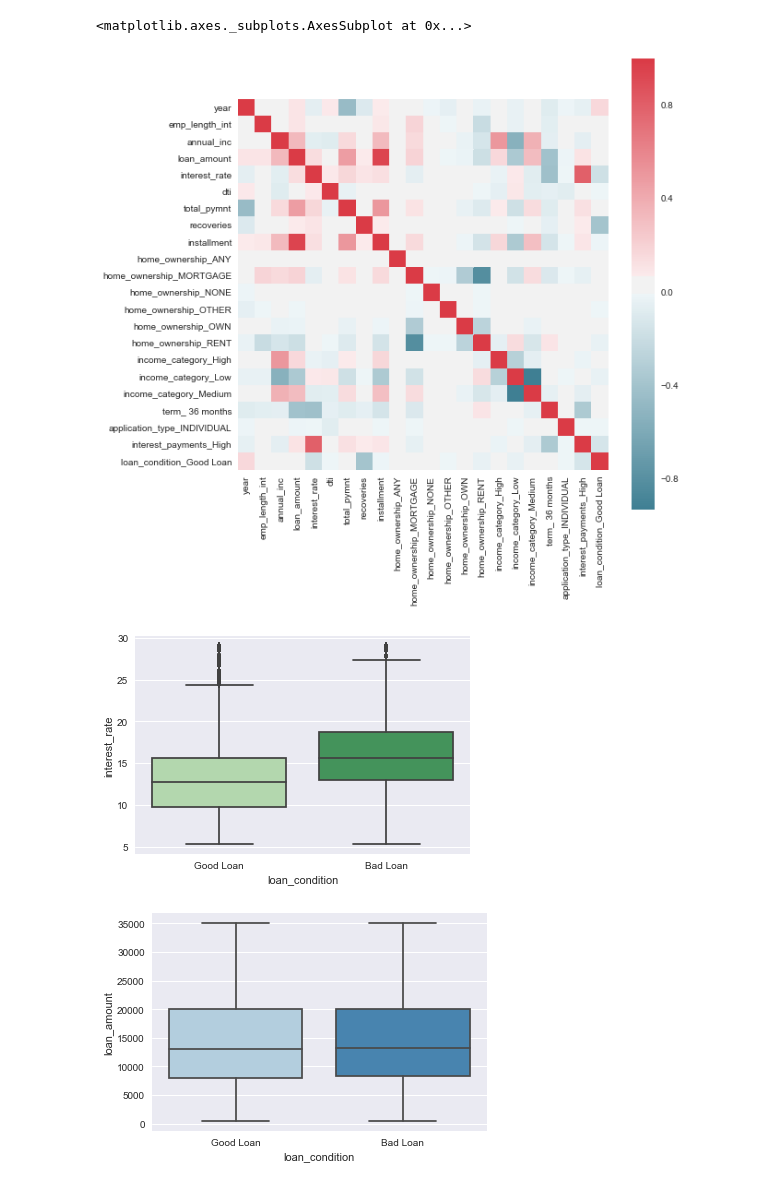
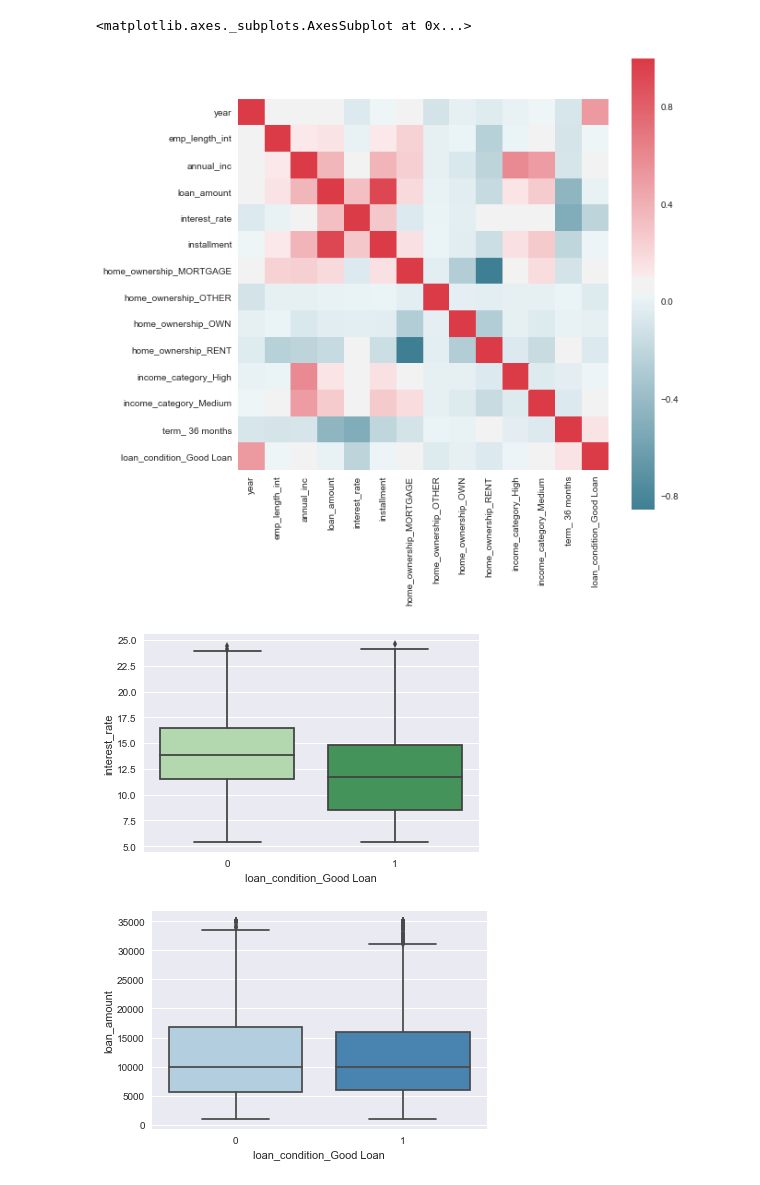
Before and after one commit to adaditi4/ML1819-Task-203-Team-27, a Jupyter notebook: Research assignment 2.ipynb, the cells around one changed output. Saved outputs shown, nothing was run; the diff lists cells and outputs as text; code cells hidden in the pictures.

```diff
--- a/Research assignment 2.ipynb
+++ b/Research assignment 2.ipynb
@@ -27,3 +26,5 @@ dataset = pd.read_csv(r'C:\Users\rohit\Desktop\MSc. Computer Science - Data Scie
+# %%
+dataset = pd.read_csv('Loan_condition.csv')
 # %%
 #removing the id column
 #dataset = dataset.drop('id', axis = 1)
@@ -121,7 +122,6 @@ dataset.describe()
 # %%
 dataset1 = pd.get_dummies(dataset)
 dataset1.head()
-dataset1 = dataset1.drop(['loan_condition_Bad Loan','interest_payments_Low','term_ 60 months','total_rec_prncp',
-                         'application_type_JOINT'], axis = 1)
+dataset1 = dataset1.drop(['loan_condition_Bad Loan','term_ 60 months'], axis = 1)
 dataset1.head()
 # %% [output]
@@ -134,0 +135,8 @@ dataset1.head()
+# %%
+dataset1.columns
+cols = ['year', 'emp_length_int', 'annual_inc', 'loan_amount',
+       'interest_rate', 'installment', 'home_ownership_MORTGAGE',
+       'home_ownership_OTHER', 'home_ownership_OWN', 'home_ownership_RENT',
+       'income_category_High', 'income_category_Medium',
+       'term_ 36 months',
+       'loan_condition_Good Loan']
@@ -135,20 +148,20 @@ dataset1.head()
 # %%
 f, ax = plt.subplots(figsize=(9,9))
-corr = dataset1.corr()
+corr = dataset[cols].corr()
 sns.heatmap(corr, mask=np.zeros_like(corr, dtype=np.bool), cmap=sns.diverging_palette(220, 10, as_cmap=True),
             square=True, ax=ax)
 # %% [output]
 <matplotlib.axes._subplots.AxesSubplot at 0x...>
-[figure, old version]
+[figure, new version]
 # %%
 # Use a color palette
-x = sns.boxplot( y=dataset["interest_rate"], x=dataset["loan_condition"], palette="Greens")
+x = sns.boxplot( y=dataset["interest_rate"], x=dataset["loan_condition_Good Loan"], palette="Greens")
 # %% [output]
-[figure, old version]
+[figure, new version]
 # %%
 # Use a color palette
-x = sns.boxplot( y=dataset["loan_amount"], x=dataset["loan_condition"], palette="Blues")
+x = sns.boxplot( y=dataset["loan_amount"], x=dataset["loan_condition_Good Loan"], palette="Blues")
 # %% [output]
-[figure, old version]
+[figure, new version]
 # %%
 # Use a color palette
```
Also changed, not shown: parts of 68 cells of this notebook.
